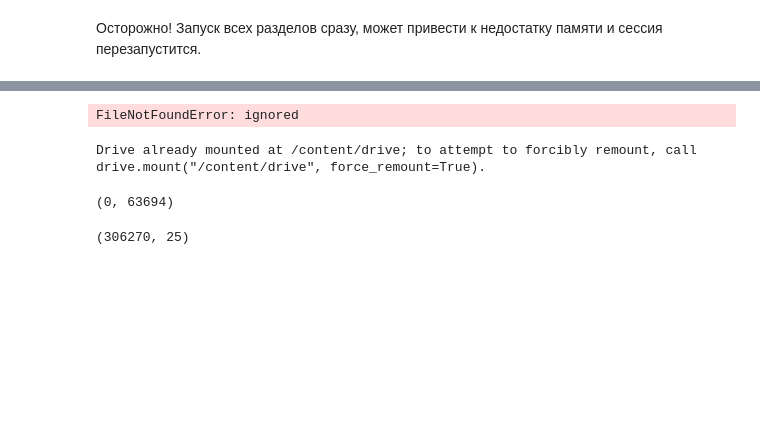
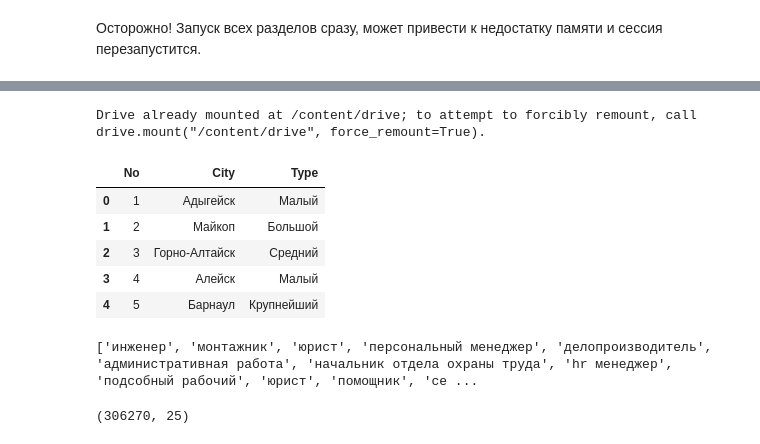
Before and after one commit to pebut/Hakaton, a Jupyter notebook: PandemicHakaton_track3.ipynb, the cells around one changed output, grey strips where cells are left out. Saved outputs shown, nothing was run; the diff lists cells and outputs as text; code cells hidden in the pictures; blank space fills up the shorter version.

```diff
--- a/PandemicHakaton_track3.ipynb
+++ b/PandemicHakaton_track3.ipynb
@@ -52,7 +44,3 @@ Mounted at /content/drive
-# %%
-fixed_df = pd.read_csv('/content/drive/My Drive/Базы/hh_fixed.csv')# Это то, куда вы скачали файл
-# %% [output]
-FileNotFoundError: ignored
 # %%
 from google.colab import drive
 drive.mount('/content/drive')
@@ -67,7 +55,20 @@ pos = pd.read_csv('/content/drive/MyDrive/Hakaton/unique_pos.txt', sep=',',encod
-# %%
-pos.shape
-# %% [output]
-(0, 63694)
+# %%
+gorod.head()
+# %% [output]
+|  | No | City | Type |
+| 0 | 1 | Адыгейск | Малый |
+| 1 | 2 | Майкоп | Большой |
+| 2 | 3 | Горно-Алтайск | Средний |
+| 3 | 4 | Алейск | Малый |
+| 4 | 5 | Барнаул | Крупнейший |
+# %%
+f=open('/content/drive/MyDrive/Hakaton/unique_pos.txt')
+s=(f.read())
+pos=s.split(',')#вместо запятой может бить точка, любой символ
+print(pos)   #(если у вас в файле дание через пробел топишем  пробел, через точку-точку)
+f.close()
+# %% [output]
+['инженер', 'монтажник', 'юрист', 'персональный менеджер', 'делопроизводитель', 'административная работа', 'начальник отдела охраны труда', 'hr менеджер', 'подсобный рабочий', 'юрист', 'помощник', 'се ...
 # %%
 # Количество резюме и критерии
 print(fixed_df.shape)
```
Also changed, not shown: parts of 39 cells of this notebook.
